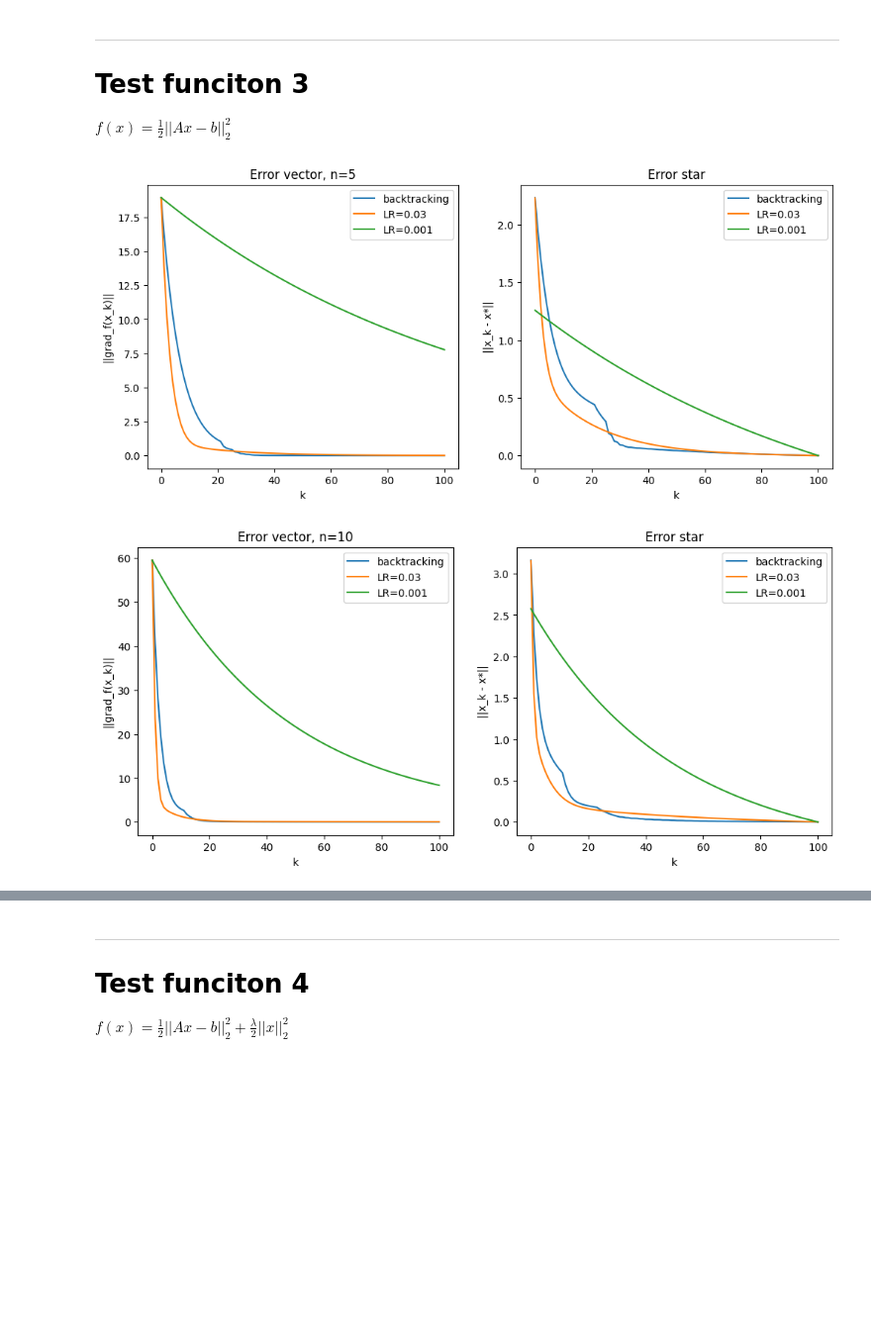
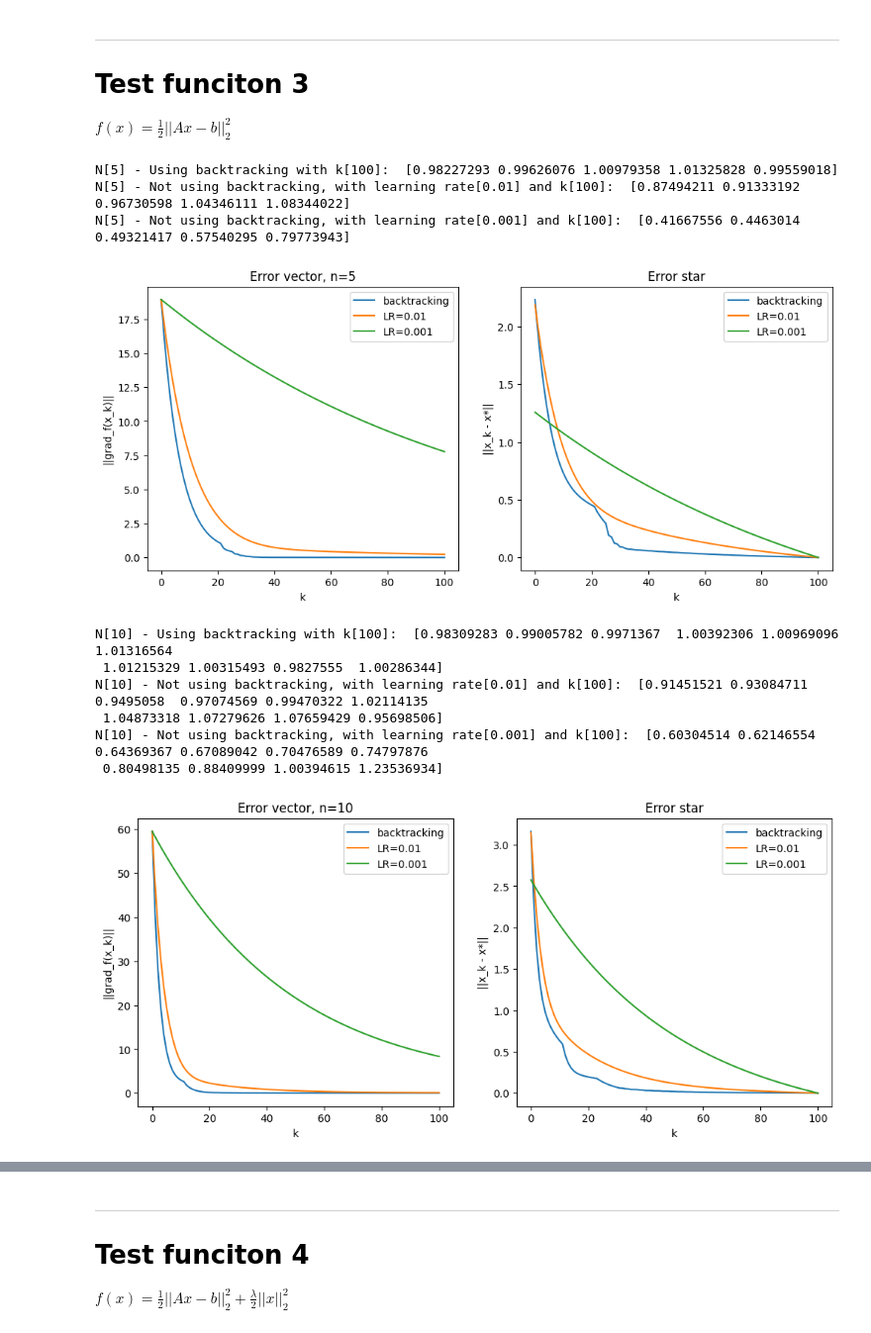
Before and after one commit to ChiaraAngileri/SMM_lab, a Jupyter notebook: Homework3 - no comments.ipynb, the cells around one changed output, grey strips where cells are left out. Shown at 99% size. Saved outputs shown, nothing was run; the diff lists cells and outputs as text; code cells hidden in the pictures; blank space fills up the shorter version.

```diff
--- a/Homework3 - no comments.ipynb
+++ b/Homework3 - no comments.ipynb
@@ -79,6 +79,6 @@ def GD(f, grad_f, x0, kmax, tolf=1e-6, tolx=1e-6, step=0.001, useBackTracking=Fa
 
     return x, k, f_val, grads, err_val, errors_star, true_errors
 # %%
-x, k, fval, grads, errval, errors_star, _ = GD(lambda x:f_test(x), lambda x:grad_f_test(x), np.asarray([0]), 1000)
+x, k, fval, grads, errval, errors_star, _ = GD(lambda x:f_test(x), lambda x:grad_f_test(x), np.asarray([0]), 1000, useBackTracking=True)
 print(x[k])
 # %% [output]
@@ -426,7 +424,7 @@ tolx = 1e-6
 tolf = 1e-6
 kmax = 100
 
-cvector = np.asarray([0.03, 0.001])
+cvector = np.asarray([0.01, 0.001])
 n_vector = np.asarray([5, 10, 15])
 
 for n in n_vector:
@@ -452,6 +450,8 @@ for n in n_vector:
     k_tot.append(k)
     x_min[0] = x[k]
 
+    print(f"N[{n}] - Using backtracking with k[{k}]: ", x_min[0])
+
     i=1
     for c in cvector:
         x, k, f_val, grads, err_val, err_star, real_err  = GD(f, grad_f, x0, kmax, tolf, tolx, step=c, useBackTracking=False)
@@ -460,33 +460,44 @@ for n in n_vector:
         err_tot.append(err_val)
         err_star_tot.append(err_star)
         k_tot.append(k)
         x_min[i] = (x[k])
 
+        print(f"N[{n}] - Not using backtracking, with learning rate[{c}] and k[{k}]: ", x_min[i])
+
         i+=1
 
-    legend=['backtracking', 'LR=0.03', 'LR=0.001']
+    legend=['backtracking', 'LR=0.01', 'LR=0.001']
 
     plt.figure(figsize=(12, 5))
 
     plt.subplot(1,2,1)
     plt.title(f'Error vector, n={n}')
     plt.xlabel('k')
     plt.ylabel('||grad_f(x_k)||')
     for e in range(len(cvector)+1):
         kk = np.arange(0, k_tot[e]+1)
         plt.plot(kk, err_tot[e])
     plt.legend(legend)
 
     plt.subplot(1,2,2)
     plt.title("Error star")
     plt.xlabel('k')
     plt.ylabel('||x_k - x*||')
     for e in range(len(cvector)+1):
         kk = np.arange(0, k_tot[e]+1)
         plt.plot(kk, err_star_tot[e])
     plt.legend(legend)
 
     plt.show()
 # %% [output]
+N[5] - Using backtracking with k[100]:  [0.98227293 0.99626076 1.00979358 1.01325828 0.99559018]
+N[5] - Not using backtracking, with learning rate[0.01] and k[100]:  [0.87494211 0.91333192 0.96730598 1.04346111 1.08344022]
+N[5] - Not using backtracking, with learning rate[0.001] and k[100]:  [0.41667556 0.4463014  0.49321417 0.57540295 0.79773943]
-[figure, old version]
+[figure, new version]
+N[10] - Using backtracking with k[100]:  [0.98309283 0.99005782 0.9971367  1.00392306 1.00969096 1.01316564
+ 1.01215329 1.00315493 0.9827555  1.00286344]
+N[10] - Not using backtracking, with learning rate[0.01] and k[100]:  [0.91451521 0.93084711 0.9495058  0.97074569 0.99470322 1.02114135
+ 1.04873318 1.07279626 1.07659429 0.95698506]
+N[10] - Not using backtracking, with learning rate[0.001] and k[100]:  [0.60304514 0.62146554 0.64369367 0.67089042 0.70476589 0.74797876
+ 0.80498135 0.88409999 1.00394615 1.23536934]
-[figure, old version]
+[figure, new version]
```
Also changed, not shown: parts of 9 cells of this notebook, 2 other files.
